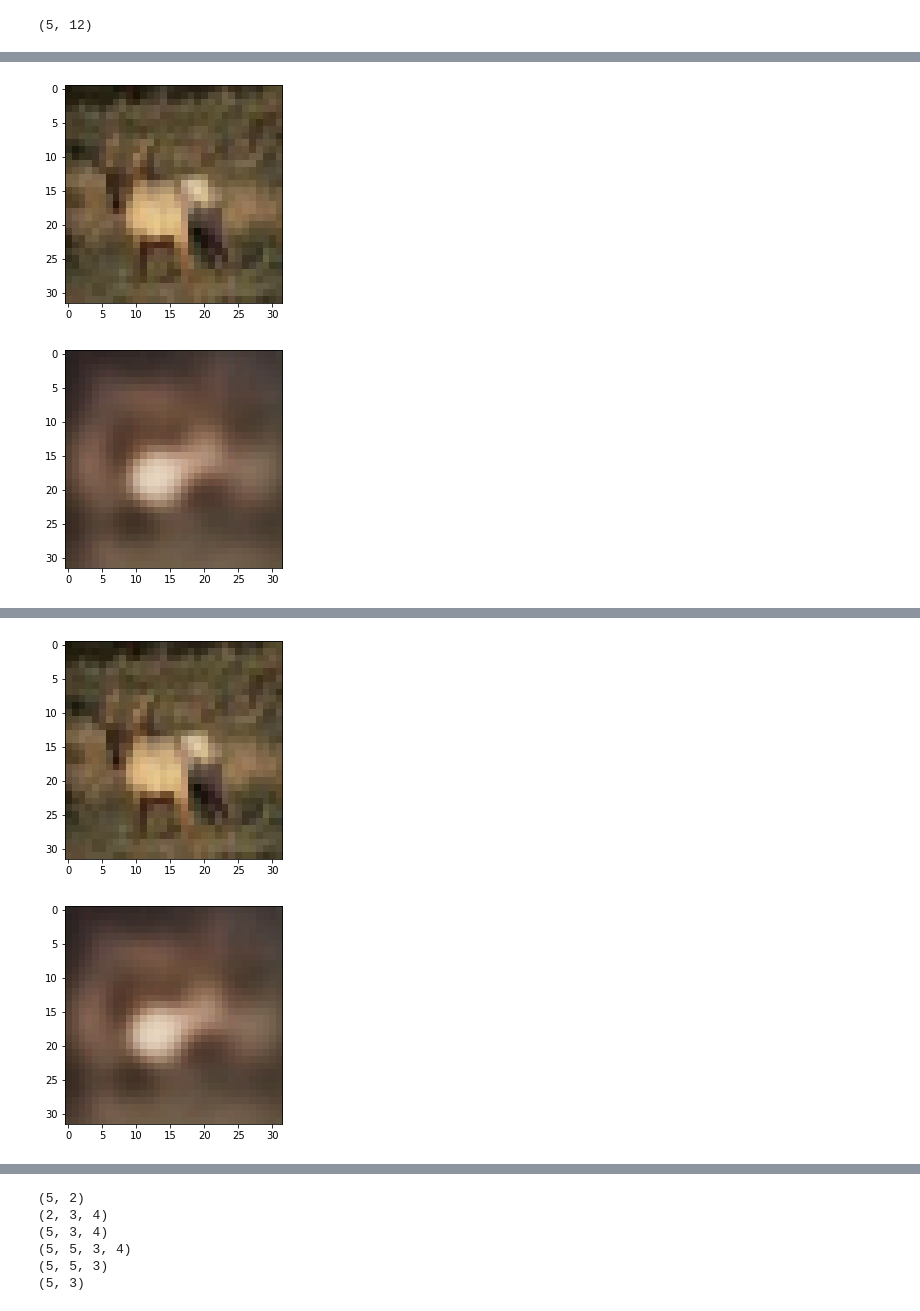
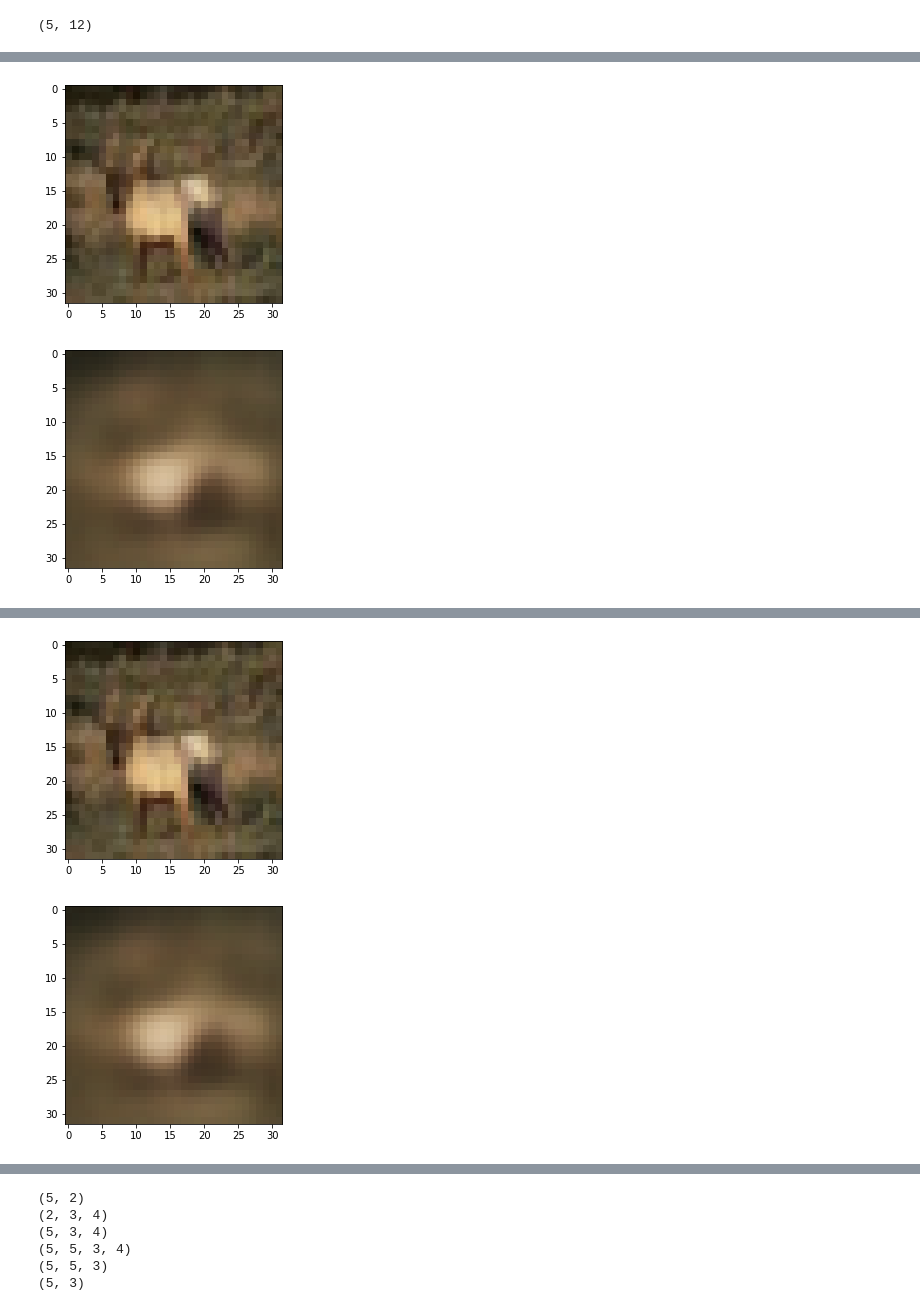
Before and after one commit to AlexThirty/XAI_project, a Jupyter notebook: AAE_conv.ipynb, the cells around one changed output, grey strips where cells are left out. Cells and saved outputs as stored; diff of their text form; code cells hidden in the pictures.

Commit message:
Prova aumento parametri

```diff
--- a/AAE_conv.ipynb
+++ b/AAE_conv.ipynb
@@ -43,6 +45,7 @@ class AAE:
         self.gen_optimizer = tf.keras.optimizers.Adam(learning_rate=base_lr)
         self.dc_optimizer = tf.keras.optimizers.Adam(learning_rate=base_lr)
         self.cross_entropy = tf.keras.losses.BinaryCrossentropy(from_logits=True)
+        self.ae_cross_entropy = tf.keras.losses.BinaryCrossentropy(from_logits=False)
         self.dc_accuracy = tf.keras.metrics.BinaryAccuracy()
         self.base_lr = base_lr
         self.max_lr = max_lr
@@ -60,19 +63,27 @@ class AAE:
             tf.keras.layers.Conv2D(filters=filters[2], kernel_size=kernel_size[2], strides=strides[2]),
             tf.keras.layers.LeakyReLU(leaky_alpha),
             tf.keras.layers.BatchNormalization(),
+            #tf.keras.layers.Conv2D(filters=filters[3], kernel_size=kernel_size[3], strides=strides[3]),
+            #tf.keras.layers.LeakyReLU(leaky_alpha),
+            #tf.keras.layers.BatchNormalization(),
             tf.keras.layers.Flatten(),
             tf.keras.layers.Dense(dense_units[0], activation='tanh'),
-            tf.keras.layers.Dense(dense_units[1], activation='tanh'),
+            #tf.keras.layers.Dense(dense_units[1], activation='tanh'),
+            #tf.keras.layers.Dense(dense_units[2], activation='tanh'),
             tf.keras.layers.Dense(latent_dim + latent_dim),
         ])
 
         self.decoder = tf.keras.Sequential([
             tf.keras.layers.InputLayer(input_shape=latent_dim),
-            tf.keras.layers.Dense(dense_units[1], activation='tanh'),
+            #tf.keras.layers.Dense(dense_units[2], activation='tanh'),
+            #tf.keras.layers.Dense(dense_units[1], activation='tanh'),
             tf.keras.layers.Dense(dense_units[0], activation='tanh'),
             tf.keras.layers.Dense(int(input_shape[0]*input_shape[1]*filters[2]/self.stride_reduction**2), activation='relu'),
             tf.keras.layers.Reshape((int(input_shape[0]/self.stride_reduction), int(input_shape[1]/self.stride_reduction), filters[2])),
-            tf.keras.layers.Conv2DTranspose(filters=filters[1], kernel_size=kernel_size[1], strides=strides[1], padding='same'),
+            #tf.keras.layers.Conv2DTranspose(filters=filters[3], kernel_size=kernel_size[3], strides=strides[3], padding='same'),
+            #tf.keras.layers.LeakyReLU(leaky_alpha),
+            #tf.keras.layers.BatchNormalization(),
+            tf.keras.layers.Conv2DTranspose(filters=filters[2], kernel_size=kernel_size[2], strides=strides[2], padding='same'),
             tf.keras.layers.LeakyReLU(leaky_alpha),
             tf.keras.layers.BatchNormalization(),
             tf.keras.layers.Conv2DTranspose(filters=filters[1], kernel_size=kernel_size[1], strides=strides[1], padding='same'),
@@ -92,6 +103,8 @@ class AAE:
             tf.keras.layers.Dense(discriminator_units[1], activation='relu'),
             tf.keras.layers.Dropout(keep_prob),
             #MinibatchDiscriminator(minidc_dims[1,0], minidc_dims[1,1]),
+            tf.keras.layers.Dense(discriminator_units[2], activation='relu'),
+            tf.keras.layers.Dropout(keep_prob),
             tf.keras.layers.Dense(1),
         ])
 
@@ -132,11 +145,12 @@ class AAE:
         X_generated = self.decode(z_generated, apply_sigmoid=True, training=training)
         # Autoencoder loss
         ae_loss = tf.reduce_mean(tf.math.squared_difference(X_generated, X))
+        #ae_loss = self.ae_cross_entropy(y_true=X, y_pred=X_generated)
         return ae_loss
 
     @tf.function
-    def generator_loss(self, real_output, training=False):
-        return self.cross_entropy(tf.ones_like(real_output), real_output)
+    def generator_loss(self, fake_output, training=False):
+        return self.cross_entropy(tf.ones_like(fake_output), fake_output)
 
     @tf.function
     def discriminator_loss(self, real_output, fake_output, training=False):
@@ -183,6 +197,9 @@ class AAE:
         return ae_loss, dc_loss, dc_acc, gen_loss
 
     def fit(self, train_dataset, epochs):
+        self.encoder.compile()
+        self.decoder.compile()
+        self.discriminator.compile()
         ae_loss_history = []
         dc_loss_history = []
         gen_loss_history = []
@@ -240,9 +259,11 @@ minidc_dims=np.array([[30,30],[30,30]])
 base_lr = 0.00025
 max_lr = 0.0025
 step_size = 2 * np.ceil(train_images.shape[0] / batch_size)
-epochs = 100
+epochs = 350
+
+
 steps_per_epoch = train_images.shape[0] / batch_size
 
-aae = AAE((length, width, channels), 50, 0.3, [32, 32, 64], [3,3,3], [2,2,2], [100, 100], [100, 100], 0.5, minidc_dims, base_lr, max_lr, step_size)
+aae = AAE((length, width, channels), 50, 0.1, [32, 64, 256], [4,4,4], [2,2,2], [200, 100], [100, 100, 100], 0.5, minidc_dims, base_lr, max_lr, step_size)
 ae_loss_history, dc_loss_history, gen_loss_history = aae.fit(train_dataset, epochs=epochs)
 # %% [output]
@@ -304,7 +311,7 @@ plt.figure()
 plt.imshow(image_recon[0,:,:,:])
 plt.show()
 
-aae_prova = AAE((length, width, channels), 50, 0.3, [32, 32, 64], [3,3,3], [2,2,2], [100, 100], [100, 100], 0.5, minidc_dims, base_lr, max_lr, step_size)
+aae_prova = AAE((length, width, channels), 50, 0.1, [32, 64, 256], [4,4,4], [2,2,2], [200, 100], [100, 100, 100], 0.5, minidc_dims, base_lr, max_lr, step_size)
 aae_prova.decoder = tf.keras.models.load_model('dec_model')
 aae_prova.encoder = tf.keras.models.load_model('enc_model')
 aae_prova.discriminator = tf.keras.models.load_model('dc_model')
@@ -319,4 +326,4 @@ plt.imshow(image_recon[0,:,:,:])
 plt.show()
 # %% [output]
 [figure]
-[figure, old version]
+[figure, new version]
@@ -326,5 +330,5 @@ WARNING:tensorflow:No training configuration found in save file, so the model wa
 [figure]
-[figure, old version]
+[figure, new version]
 # %%
 import tensorflow_probability as tfp
 
```
Also changed, not shown: parts of 7 cells of this notebook.
